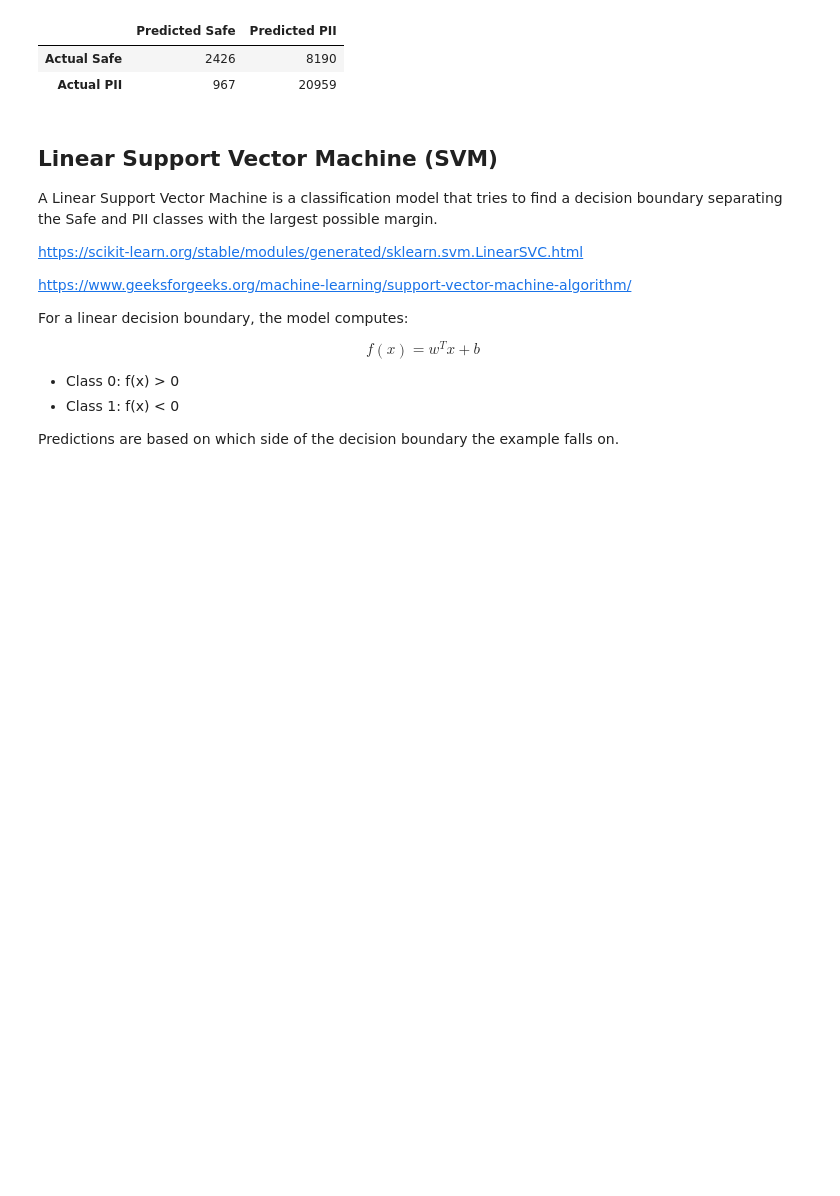
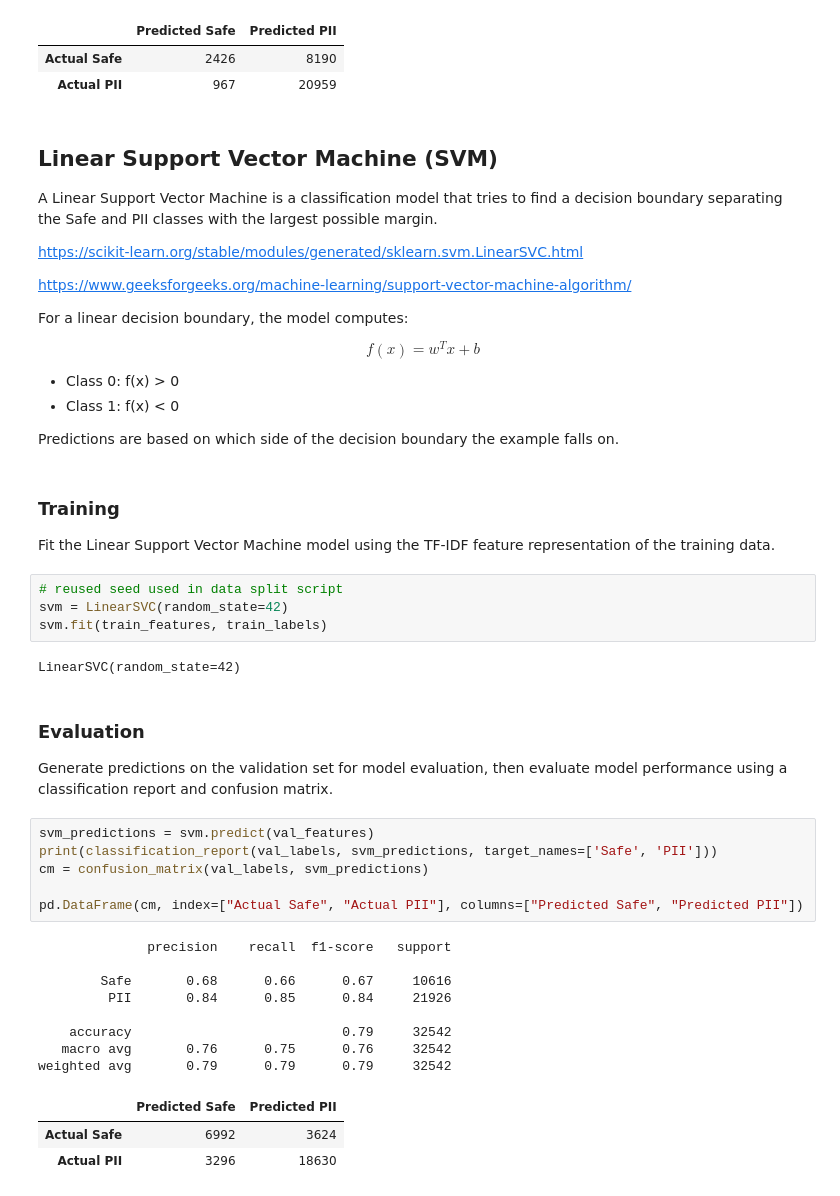
Before and after one commit to Cyber-207/cyber207_specialized_PII_detection_comparison, a Jupyter notebook: notebooks/classical_ml/classical_models.ipynb, the cells around one changed output. Drawn from its saved outputs; the diff is of its cells as text; blank space fills up the shorter version.

Commit message:
Linear SVM Implemented

```diff
--- a/notebooks/classical_ml/classical_models.ipynb
+++ b/notebooks/classical_ml/classical_models.ipynb
@@ -244,3 +245,35 @@ $$
 - Class 1: f(x) < 0
 
 Predictions are based on which side of the decision boundary the example falls on.
+# %% [markdown]
+### Training
+
+Fit the Linear Support Vector Machine model using the TF-IDF feature representation of the training data.
+# %%
+# reused seed used in data split script
+svm = LinearSVC(random_state=42)
+svm.fit(train_features, train_labels)
+# %% [output]
+LinearSVC(random_state=42)
+# %% [markdown]
+### Evaluation
+
+Generate predictions on the validation set for model evaluation, then evaluate model performance using a classification report and confusion matrix.
+# %%
+svm_predictions = svm.predict(val_features)
+print(classification_report(val_labels, svm_predictions, target_names=['Safe', 'PII']))
+cm = confusion_matrix(val_labels, svm_predictions)
+
+pd.DataFrame(cm, index=["Actual Safe", "Actual PII"], columns=["Predicted Safe", "Predicted PII"])
+# %% [output]
+              precision    recall  f1-score   support
+
+        Safe       0.68      0.66      0.67     10616
+         PII       0.84      0.85      0.84     21926
+
+    accuracy                           0.79     32542
+   macro avg       0.76      0.75      0.76     32542
+weighted avg       0.79      0.79      0.79     32542
+|  | Predicted Safe | Predicted PII |
+| Actual Safe | 6992 | 3624 |
+| Actual PII | 3296 | 18630 |
```
Also changed, not shown: parts of 1 cell of this notebook.
